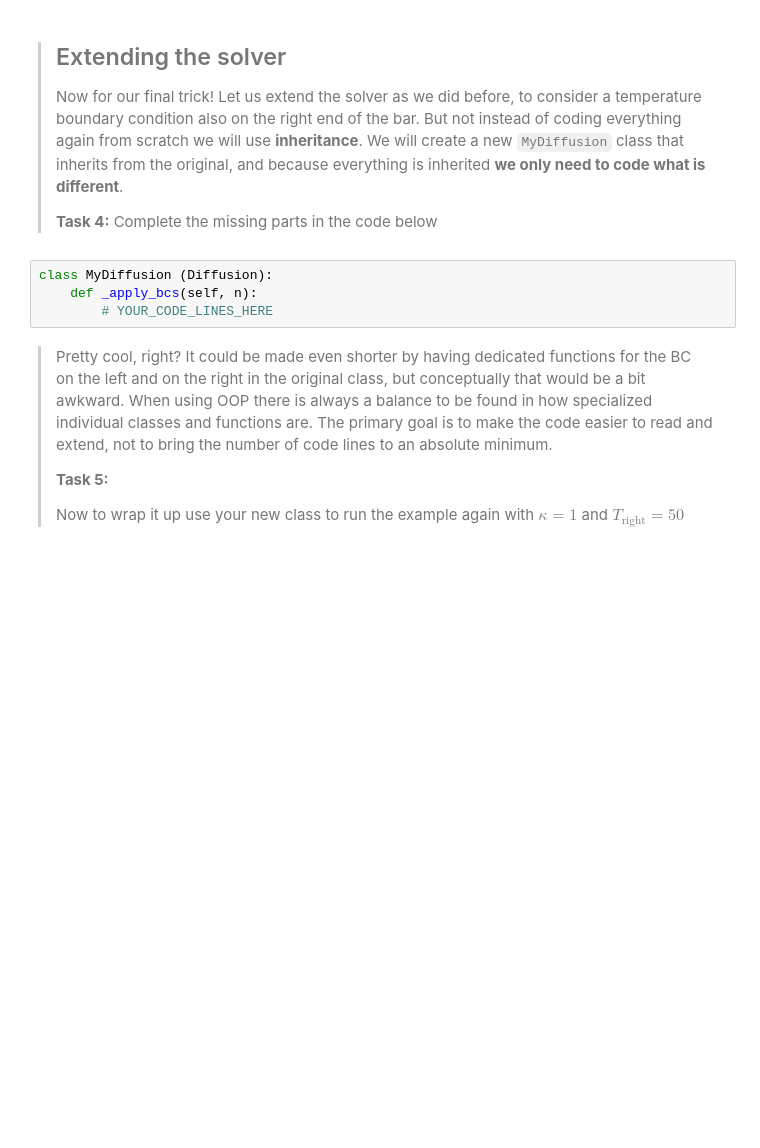
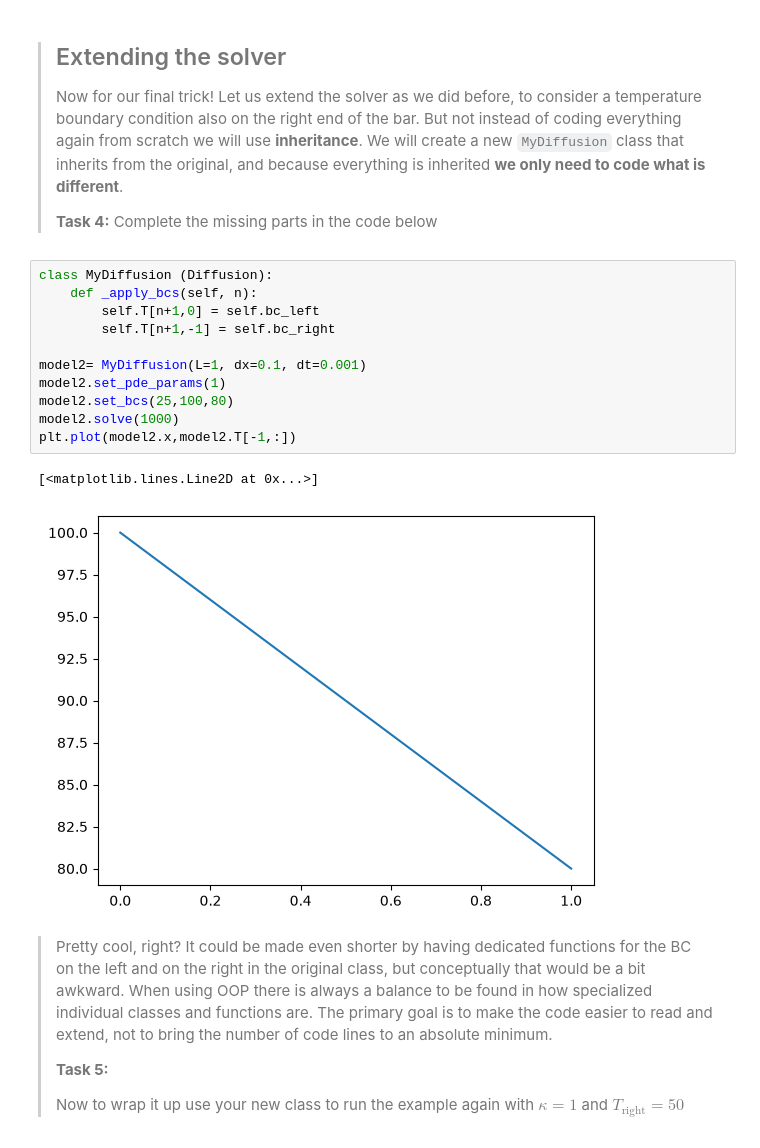
Before and after one commit to prajwalabc/PA2.1, a Jupyter notebook: 2_oop.ipynb, the cells around one changed output. Drawn from its saved outputs; the diff is of its cells as text; blank space fills up the shorter version.

```diff
--- a/2_oop.ipynb
+++ b/2_oop.ipynb
@@ -107,10 +117,20 @@ The code now looks much cleaner than before! Aside from the number of time steps
 >
 > **Task 4:**
 > Complete the missing parts in the code below
-# %%
-class MyDiffusion (Diffusion):
-    def _apply_bcs(self, n):
-        # YOUR_CODE_LINES_HERE
+# %%
+class MyDiffusion (Diffusion):
+    def _apply_bcs(self, n):
+        self.T[n+1,0] = self.bc_left
+        self.T[n+1,-1] = self.bc_right
+
+model2= MyDiffusion(L=1, dx=0.1, dt=0.001)
+model2.set_pde_params(1)
+model2.set_bcs(25,100,80)
+model2.solve(1000)
+plt.plot(model2.x,model2.T[-1,:])
+# %% [output]
+[<matplotlib.lines.Line2D at 0x...>]
+[figure, added]
 # %% [markdown]
 > Pretty cool, right? It could be made even shorter by having dedicated functions for the BC on the left and on the right in the original class, but conceptually that would be a bit awkward. When using OOP there is always a balance to be found in how specialized individual classes and functions are. The primary goal is to make the code easier to read and extend, not to bring the number of code lines to an absolute minimum.
 >
```
Also changed, not shown: parts of 7 cells of this notebook.
